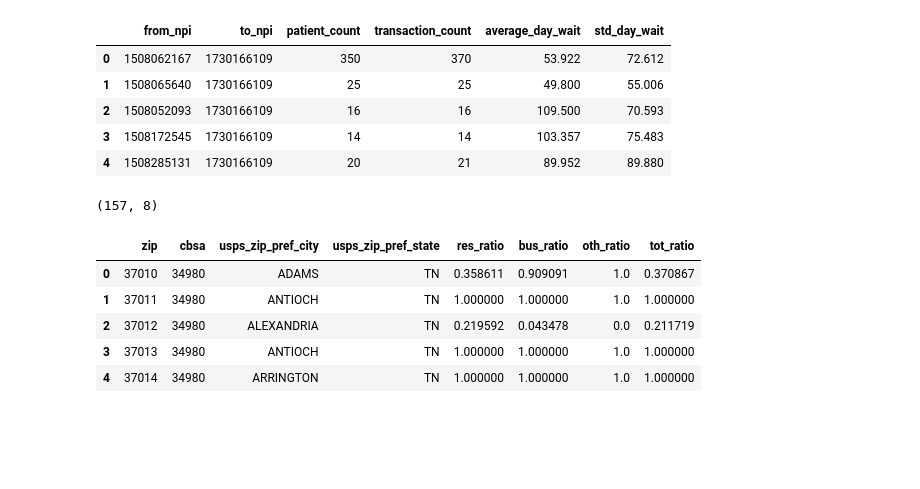
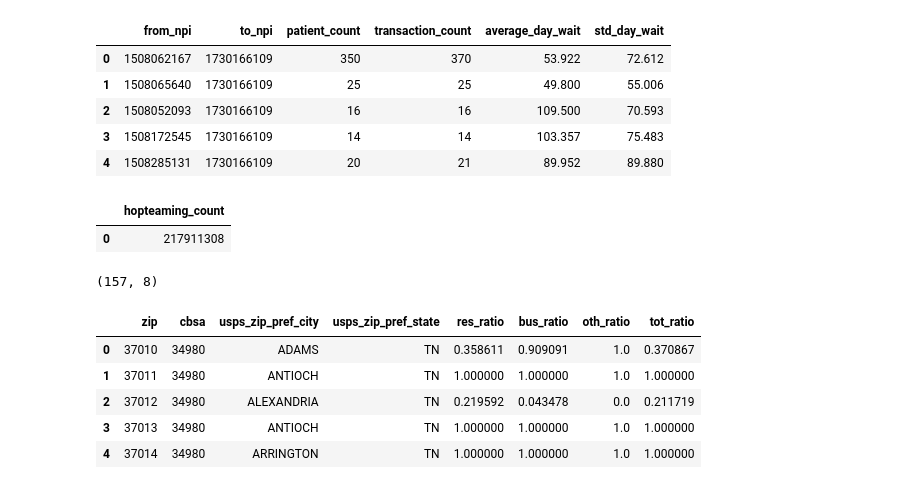
Before and after one commit to ballir27/hop-team-healthcare-providers, a Jupyter notebook: AB-Nash_Providers.ipynb, the cells around one changed output. Saved outputs shown, nothing was run; the diff lists cells and outputs as text; code cells hidden in the pictures; blank space fills up the shorter version.

```diff
--- a/AB-Nash_Providers.ipynb
+++ b/AB-Nash_Providers.ipynb
@@ -56,6 +83,15 @@ hopteaming_sqlite.head()
 | 2 | 1508052093 | 1730166109 | 16 | 16 | 109.500 | 70.593 |
 | 3 | 1508172545 | 1730166109 | 14 | 14 | 103.357 | 75.483 |
 | 4 | 1508285131 | 1730166109 | 20 | 21 | 89.952 | 89.880 |
+# %%
+query = "SELECT COUNT(*) AS hopteaming_count FROM hopteaming LIMIT 10"
+
+with sqlite3.connect('data/hop_teaming.sqlite') as db:
+    hopteaming_count = pd.read_sql(query, db)
+hopteaming_count.head()
+# %% [output]
+|  | hopteaming_count |
+| 0 | 217911308 |
 # %%
 #Select Nashville CBSA from zip_cbsa
 query = "SELECT * FROM zip_cbsa WHERE cbsa = 34980"
```
Also changed, not shown: parts of 4 cells of this notebook.
